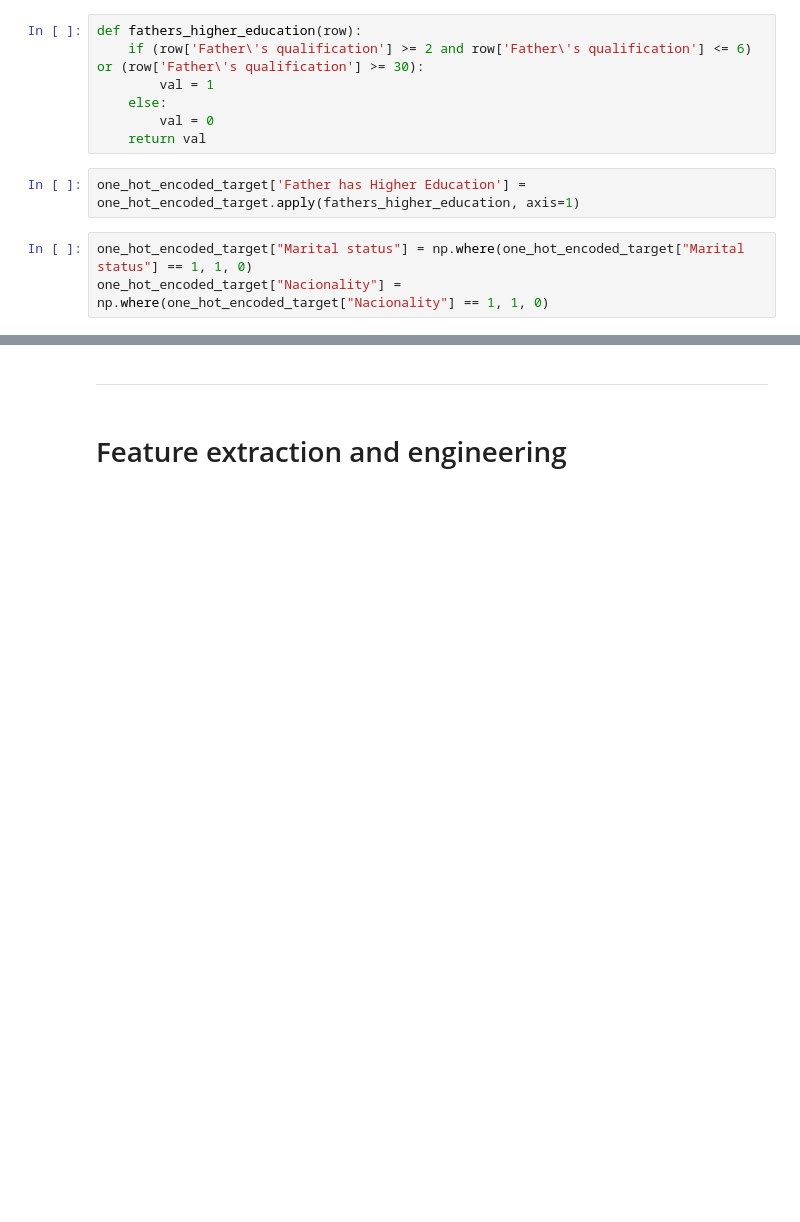
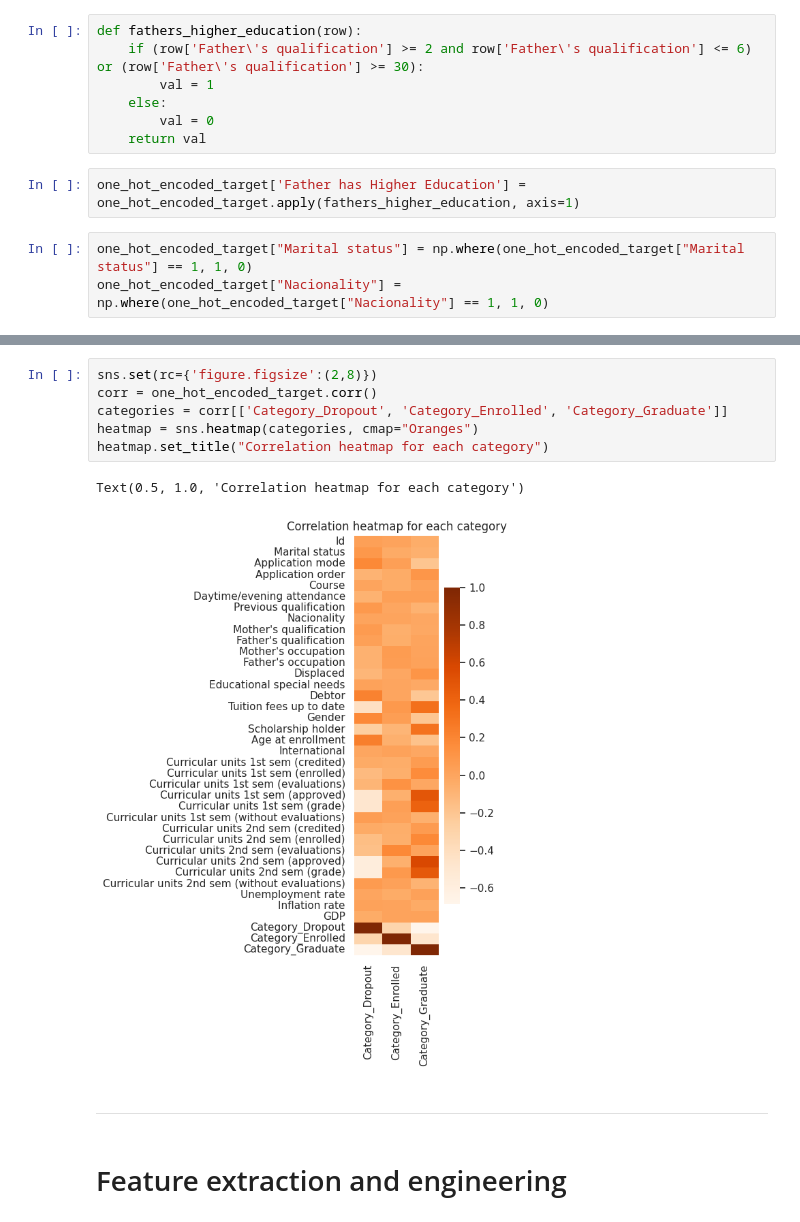
Before and after one commit to tanialemos/student-dropout-challenge, a Jupyter notebook: nb.ipynb, the cells around one changed output, grey strips where cells are left out. Saved outputs shown, nothing was run; the diff lists cells and outputs as text; blank space fills up the shorter version.

```diff
--- a/nb.ipynb
+++ b/nb.ipynb
@@ -124,3 +140,12 @@ Text(0.5, 1.0, 'Correlation heatmap')
+# %%
+sns.set(rc={'figure.figsize':(2,8)})
+corr = one_hot_encoded_target.corr()
+categories = corr[['Category_Dropout', 'Category_Enrolled', 'Category_Graduate']]
+heatmap = sns.heatmap(categories, cmap="Oranges")
+heatmap.set_title("Correlation heatmap for each category")
+# %% [output]
+Text(0.5, 1.0, 'Correlation heatmap for each category')
+[figure, added]
 # %% [markdown]
 ----
 # %% [markdown]
```
Also changed, not shown: parts of 24 cells of this notebook, 1 other file.
